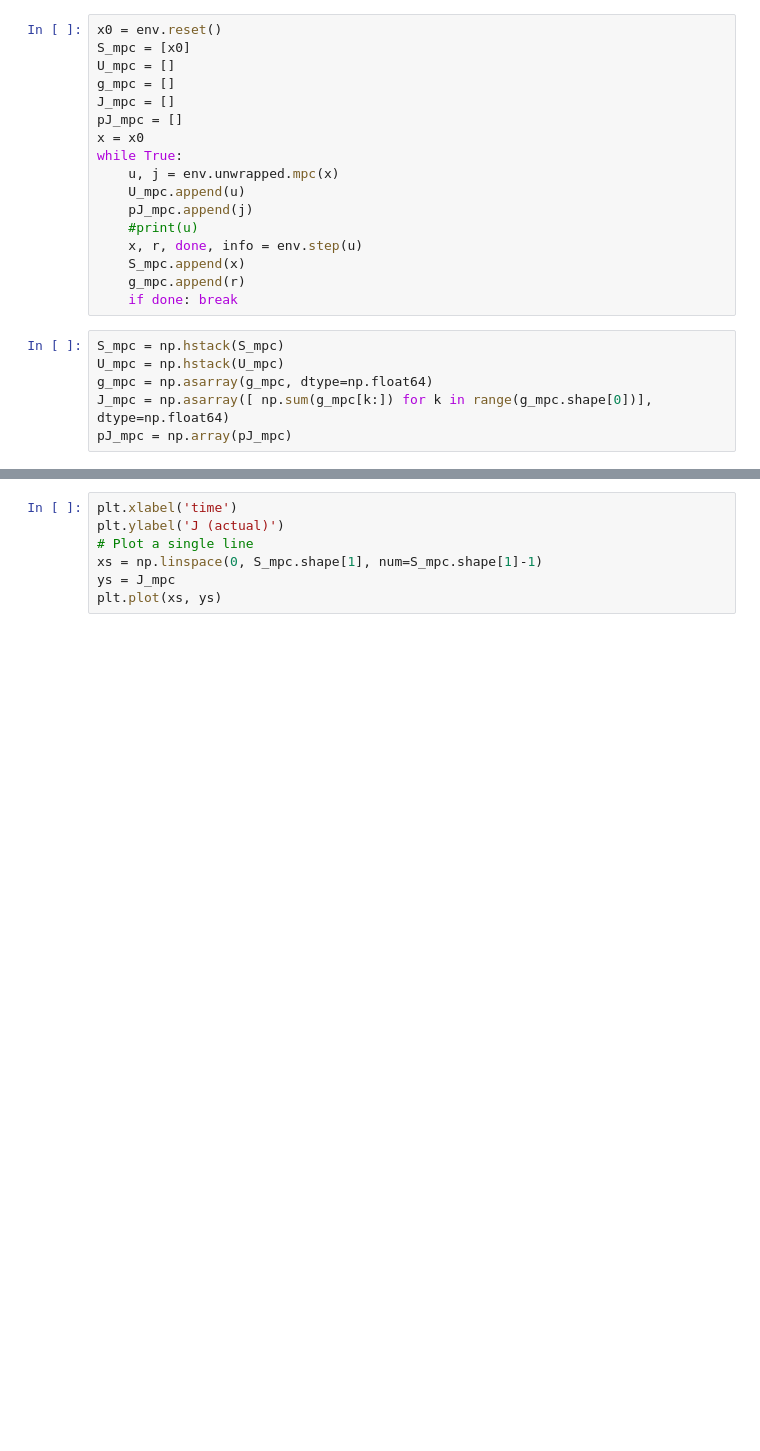
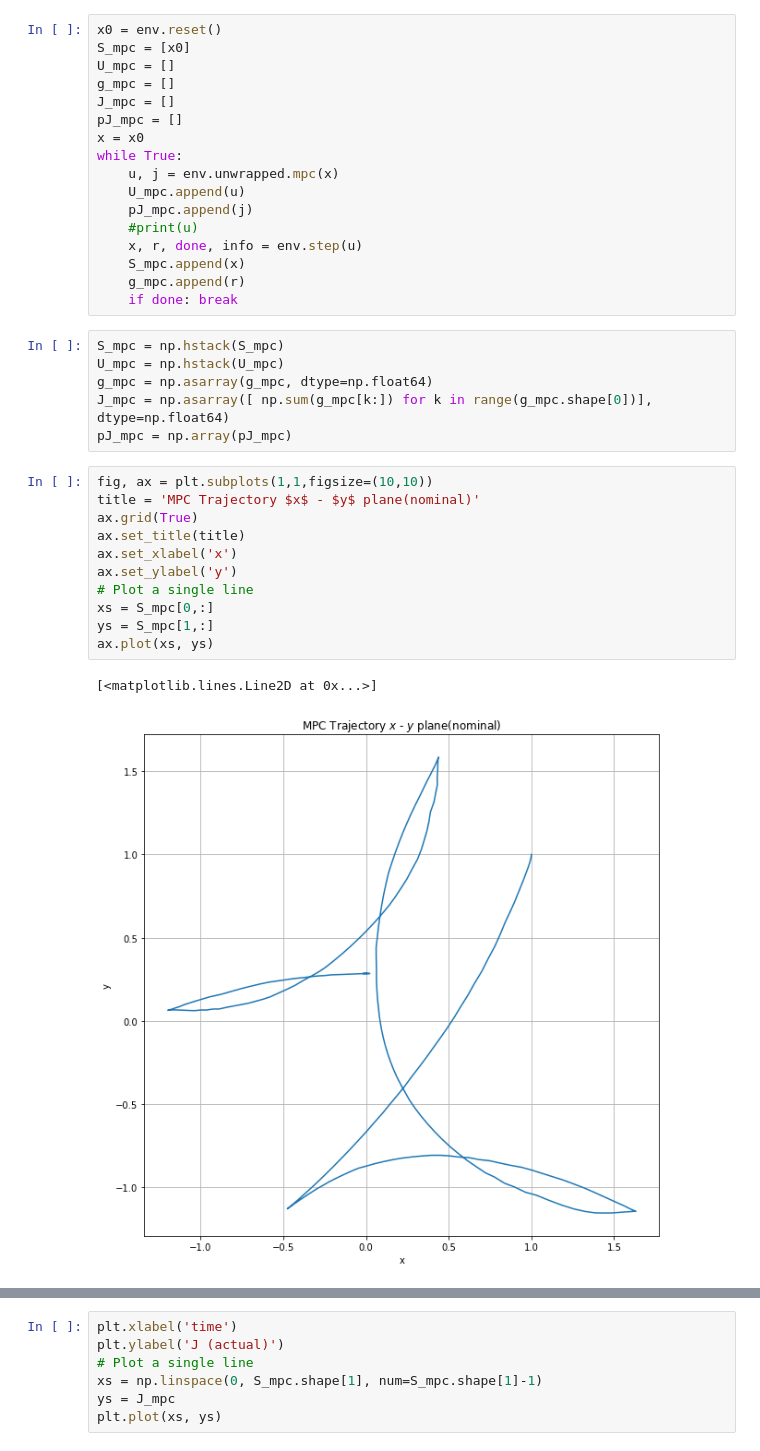
Before and after one commit to miquelramirez/yowie-benchmarks, a Jupyter notebook: notebooks/car_parking_example.ipynb, the cells around one changed output, grey strips where cells are left out. Saved outputs shown, nothing was run; the diff lists cells and outputs as text; blank space fills up the shorter version.

```diff
--- a/notebooks/car_parking_example.ipynb
+++ b/notebooks/car_parking_example.ipynb
@@ -166,6 +166,20 @@ U_mpc = np.hstack(U_mpc)
 g_mpc = np.asarray(g_mpc, dtype=np.float64)
 J_mpc = np.asarray([ np.sum(g_mpc[k:]) for k in range(g_mpc.shape[0])], dtype=np.float64)
 pJ_mpc = np.array(pJ_mpc)
+# %%
+fig, ax = plt.subplots(1,1,figsize=(10,10))
+title = 'MPC Trajectory $x$ - $y$ plane(nominal)'
+ax.grid(True)
+ax.set_title(title)
+ax.set_xlabel('x')
+ax.set_ylabel('y')
+# Plot a single line
+xs = S_mpc[0,:]
+ys = S_mpc[1,:]
+ax.plot(xs, ys)
+# %% [output]
+[<matplotlib.lines.Line2D at 0x...>]
+[figure, added]
 # %%
 plt.xlabel('time')
 plt.ylabel('x')
```
Also changed, not shown: parts of 3 cells of this notebook, 6 other files.
